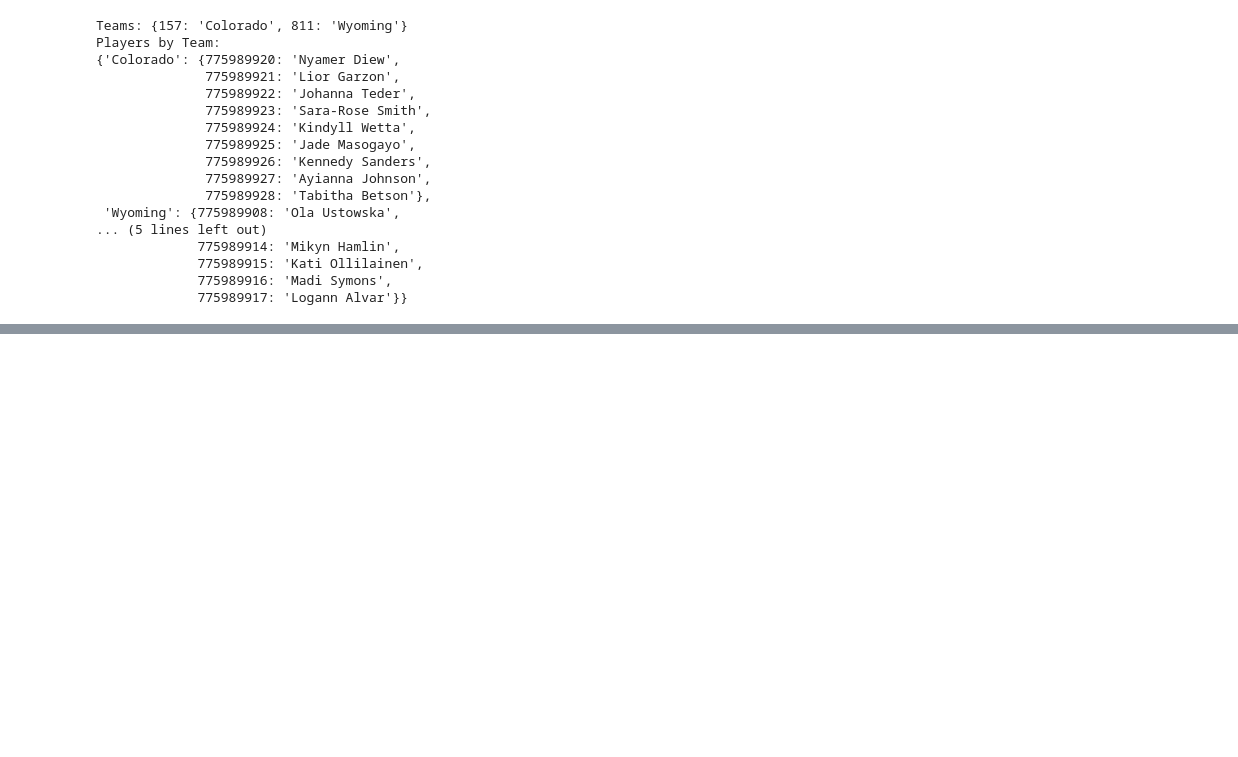
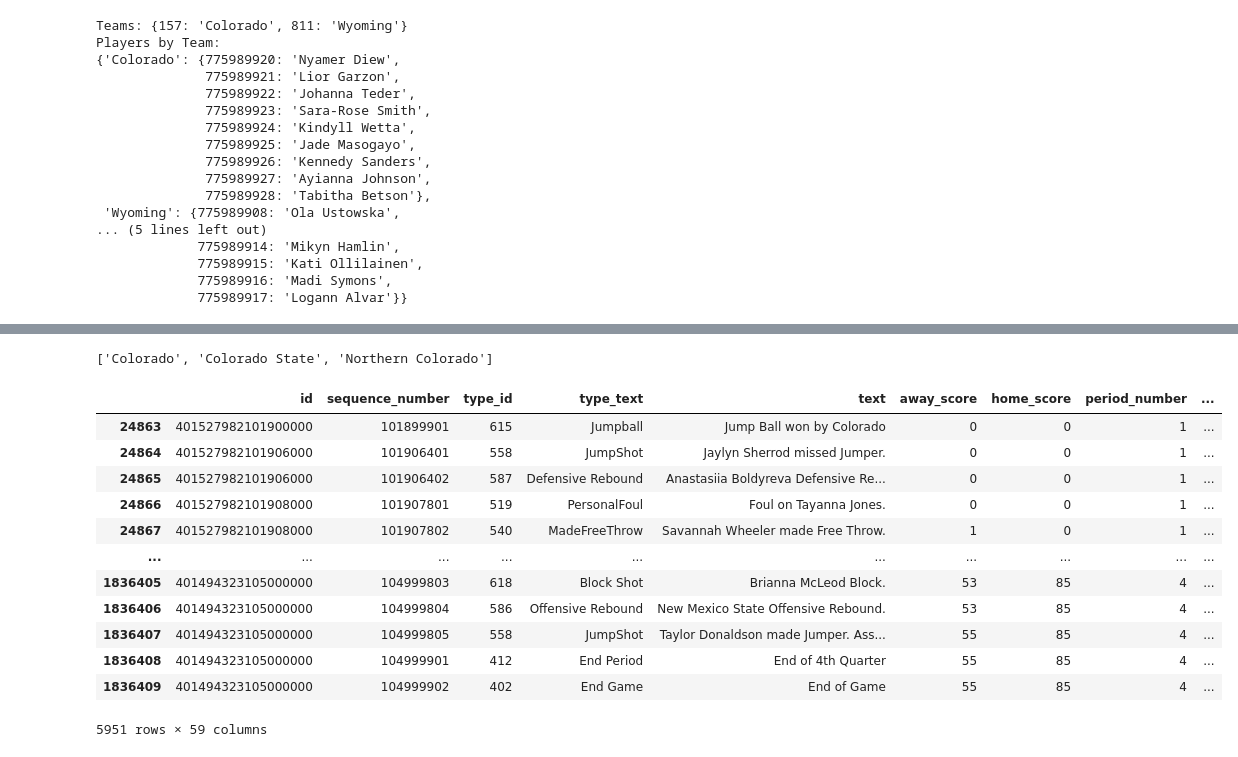
Before and after one commit to roryhr/code, a Jupyter notebook: notebooks/basketball.ipynb, the cells around one changed output, grey strips where cells are left out. Cells and saved outputs as stored; diff of their text form; code cells hidden in the pictures; blank space fills up the shorter version.

```diff
--- a/notebooks/basketball.ipynb
+++ b/notebooks/basketball.ipynb
@@ -476,0 +271,20 @@ plt.show()
+# %%
+[n for n in df.home_team_name.unique() if "Colorado" in n]
+# %% [output]
+['Colorado', 'Colorado State', 'Northern Colorado']
+# %%
+df[df.home_team_name == "Colorado"]
+# %% [output]
+|  | id | sequence_number | type_id | type_text | text | away_score | home_score | period_number | ... |
+| 24863 | 401527982101900000 | 101899901 | 615 | Jumpball | Jump Ball won by Colorado | 0 | 0 | 1 | ... |
+| 24864 | 401527982101906000 | 101906401 | 558 | JumpShot | Jaylyn Sherrod missed Jumper. | 0 | 0 | 1 | ... |
+| 24865 | 401527982101906000 | 101906402 | 587 | Defensive Rebound | Anastasiia Boldyreva Defensive Re... | 0 | 0 | 1 | ... |
+| 24866 | 401527982101908000 | 101907801 | 519 | PersonalFoul | Foul on Tayanna Jones. | 0 | 0 | 1 | ... |
+| 24867 | 401527982101908000 | 101907802 | 540 | MadeFreeThrow | Savannah Wheeler made Free Throw. | 1 | 0 | 1 | ... |
+| ... | ... | ... | ... | ... | ... | ... | ... | ... | ... |
+| 1836405 | 401494323105000000 | 104999803 | 618 | Block Shot | Brianna McLeod Block. | 53 | 85 | 4 | ... |
+| 1836406 | 401494323105000000 | 104999804 | 586 | Offensive Rebound | New Mexico State Offensive Rebound. | 53 | 85 | 4 | ... |
+| 1836407 | 401494323105000000 | 104999805 | 558 | JumpShot | Taylor Donaldson made Jumper. Ass... | 55 | 85 | 4 | ... |
+| 1836408 | 401494323105000000 | 104999901 | 412 | End Period | End of 4th Quarter | 55 | 85 | 4 | ... |
+| 1836409 | 401494323105000000 | 104999902 | 402 | End Game | End of Game | 55 | 85 | 4 | ... |
+5951 rows × 59 columns
```
Also changed, not shown: parts of 12 cells of this notebook, 1 other file.
